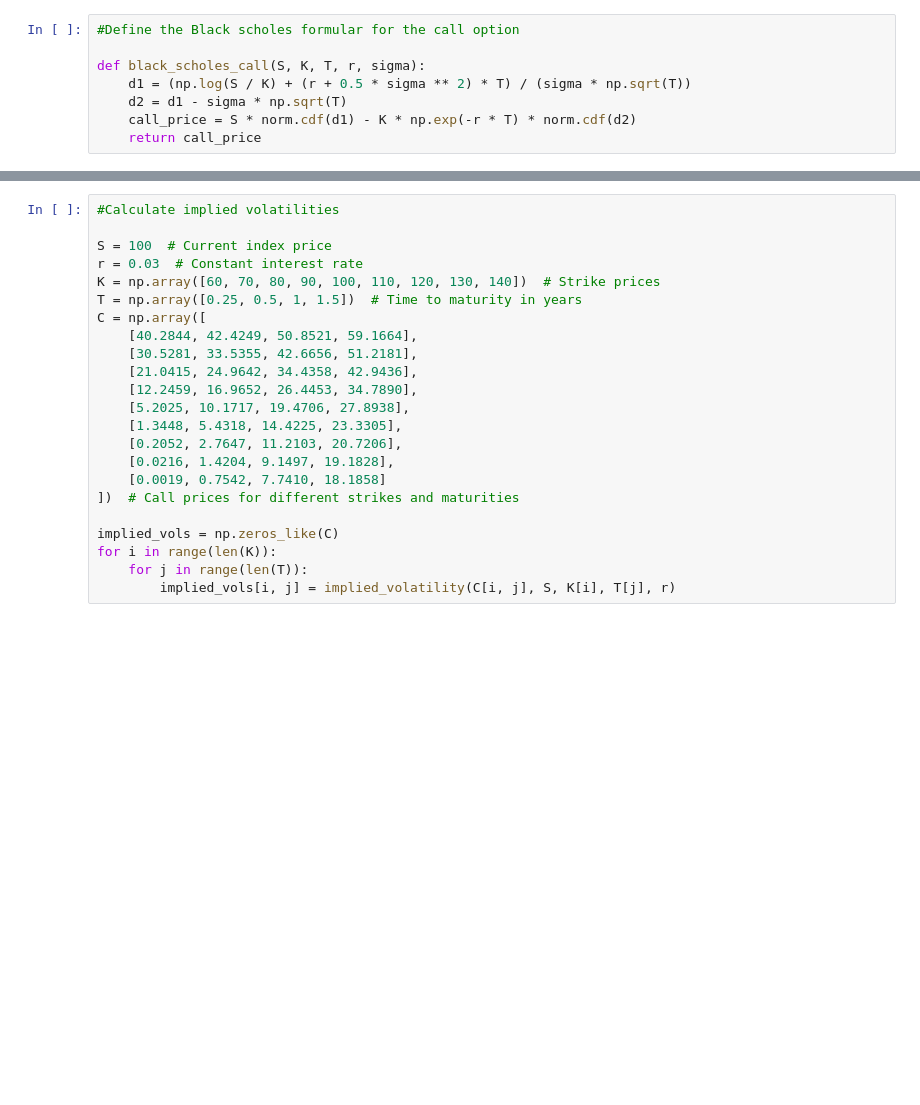
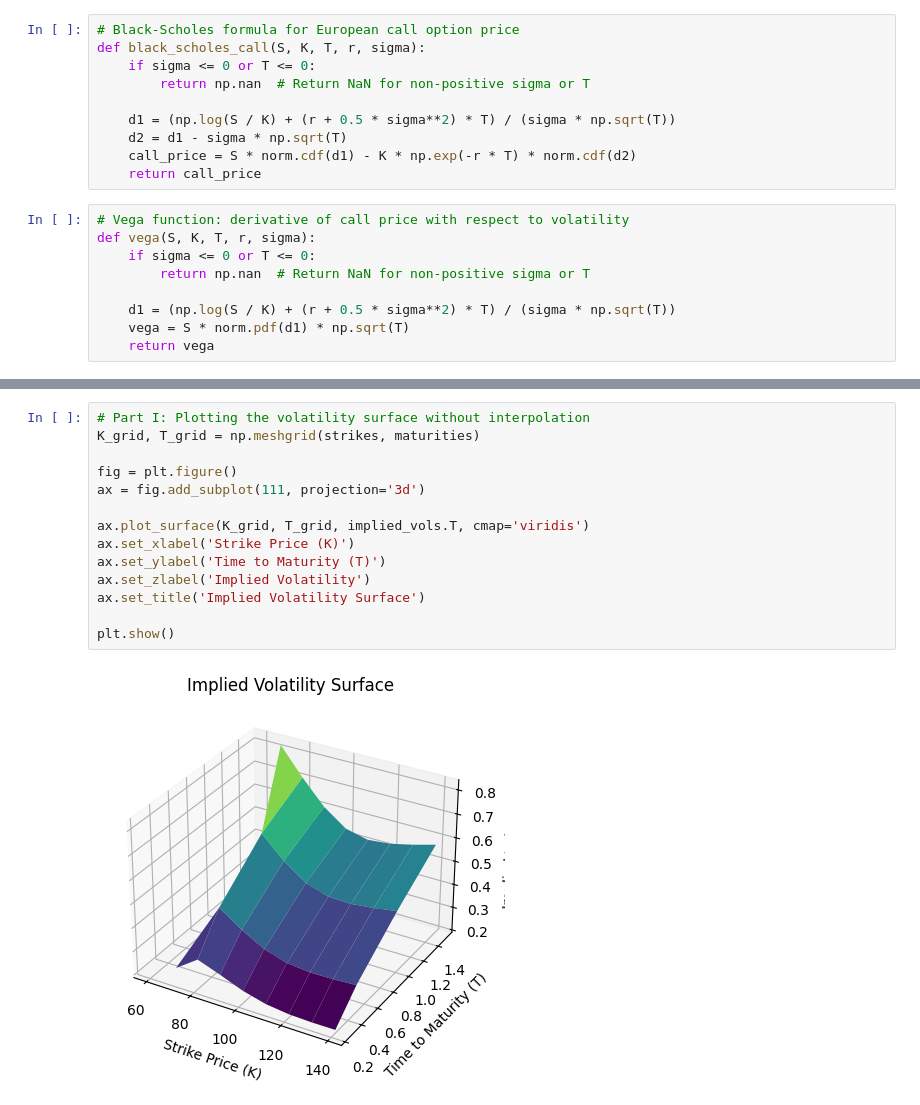
Before and after one commit to Alando-Kevin/numerical-methods, a Jupyter notebook: implied-volatility.ipynb, the cells around one changed output, grey strips where cells are left out. Saved outputs shown, nothing was run; the diff lists cells and outputs as text; blank space fills up the shorter version.

```diff
--- a/implied-volatility.ipynb
+++ b/implied-volatility.ipynb
@@ -7,9 +23,20 @@ from mpl_toolkits.mplot3d import Axes3D
 # %%
-#Define the Black scholes formular for the call option
+# Black-Scholes formula for European call option price
+def black_scholes_call(S, K, T, r, sigma):
+    if sigma <= 0 or T <= 0:
+        return np.nan  # Return NaN for non-positive sigma or T
 
-def black_scholes_call(S, K, T, r, sigma):
-    d1 = (np.log(S / K) + (r + 0.5 * sigma ** 2) * T) / (sigma * np.sqrt(T))
+    d1 = (np.log(S / K) + (r + 0.5 * sigma**2) * T) / (sigma * np.sqrt(T))
     d2 = d1 - sigma * np.sqrt(T)
     call_price = S * norm.cdf(d1) - K * np.exp(-r * T) * norm.cdf(d2)
     return call_price
+# %%
+# Vega function: derivative of call price with respect to volatility
+def vega(S, K, T, r, sigma):
+    if sigma <= 0 or T <= 0:
+        return np.nan  # Return NaN for non-positive sigma or T
+
+    d1 = (np.log(S / K) + (r + 0.5 * sigma**2) * T) / (sigma * np.sqrt(T))
+    vega = S * norm.pdf(d1) * np.sqrt(T)
+    return vega
 # %%
@@ -28,23 +76,16 @@ def implied_volatility(C, S, K, T, r):
 # %%
-#Calculate implied volatilities
+# Part I: Plotting the volatility surface without interpolation
+K_grid, T_grid = np.meshgrid(strikes, maturities)
 
-S = 100  # Current index price
-r = 0.03  # Constant interest rate
-K = np.array([60, 70, 80, 90, 100, 110, 120, 130, 140])  # Strike prices
-T = np.array([0.25, 0.5, 1, 1.5])  # Time to maturity in years
-C = np.array([
-    [40.2844, 42.4249, 50.8521, 59.1664],
-    [30.5281, 33.5355, 42.6656, 51.2181],
-    [21.0415, 24.9642, 34.4358, 42.9436],
-    [12.2459, 16.9652, 26.4453, 34.7890],
-    [5.2025, 10.1717, 19.4706, 27.8938],
-    [1.3448, 5.4318, 14.4225, 23.3305],
-    [0.2052, 2.7647, 11.2103, 20.7206],
-    [0.0216, 1.4204, 9.1497, 19.1828],
-    [0.0019, 0.7542, 7.7410, 18.1858]
-])  # Call prices for different strikes and maturities
+fig = plt.figure()
+ax = fig.add_subplot(111, projection='3d')
 
-implied_vols = np.zeros_like(C)
-for i in range(len(K)):
-    for j in range(len(T)):
-        implied_vols[i, j] = implied_volatility(C[i, j], S, K[i], T[j], r)
+ax.plot_surface(K_grid, T_grid, implied_vols.T, cmap='viridis')
+ax.set_xlabel('Strike Price (K)')
+ax.set_ylabel('Time to Maturity (T)')
+ax.set_zlabel('Implied Volatility')
+ax.set_title('Implied Volatility Surface')
+
+plt.show()
+# %% [output]
+[figure, added]
```
Also changed, not shown: parts of 5 cells of this notebook.
